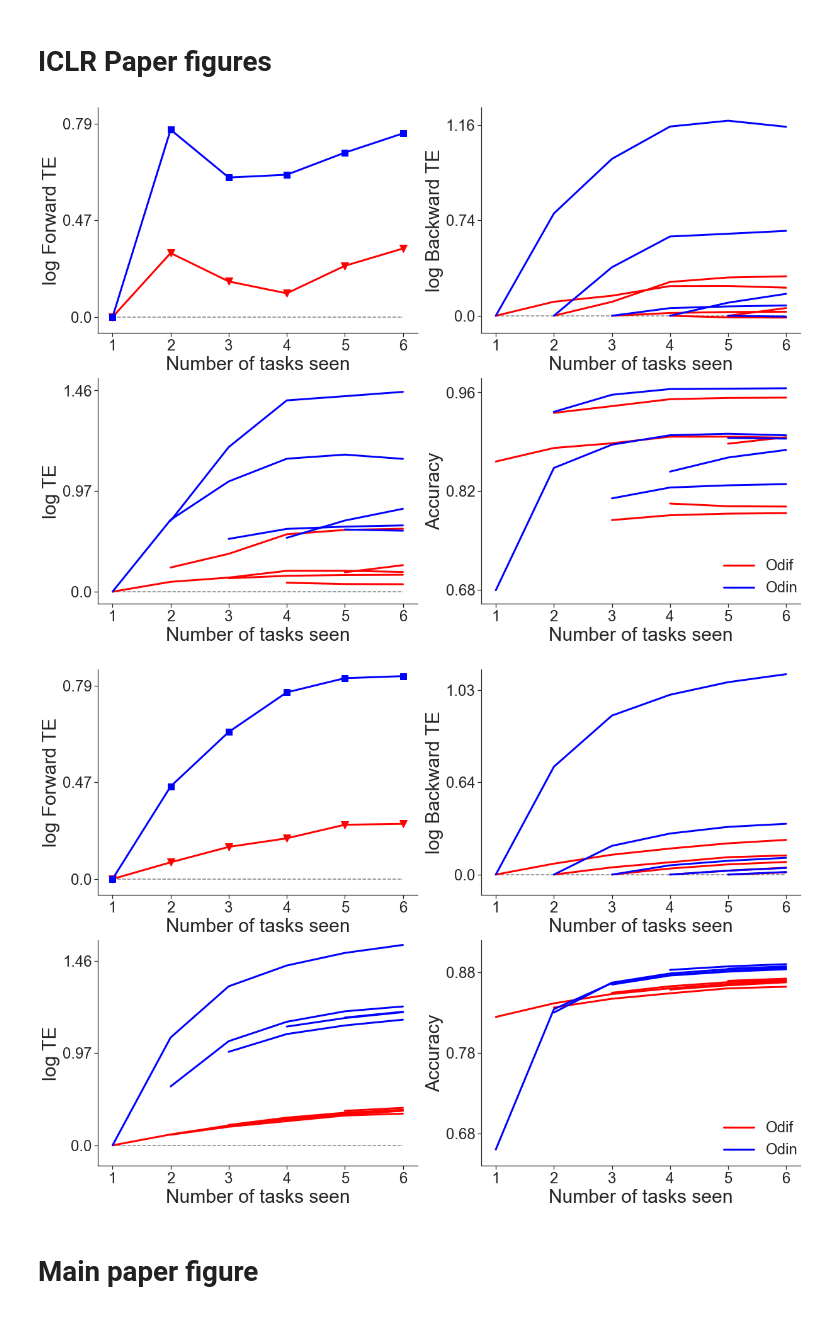
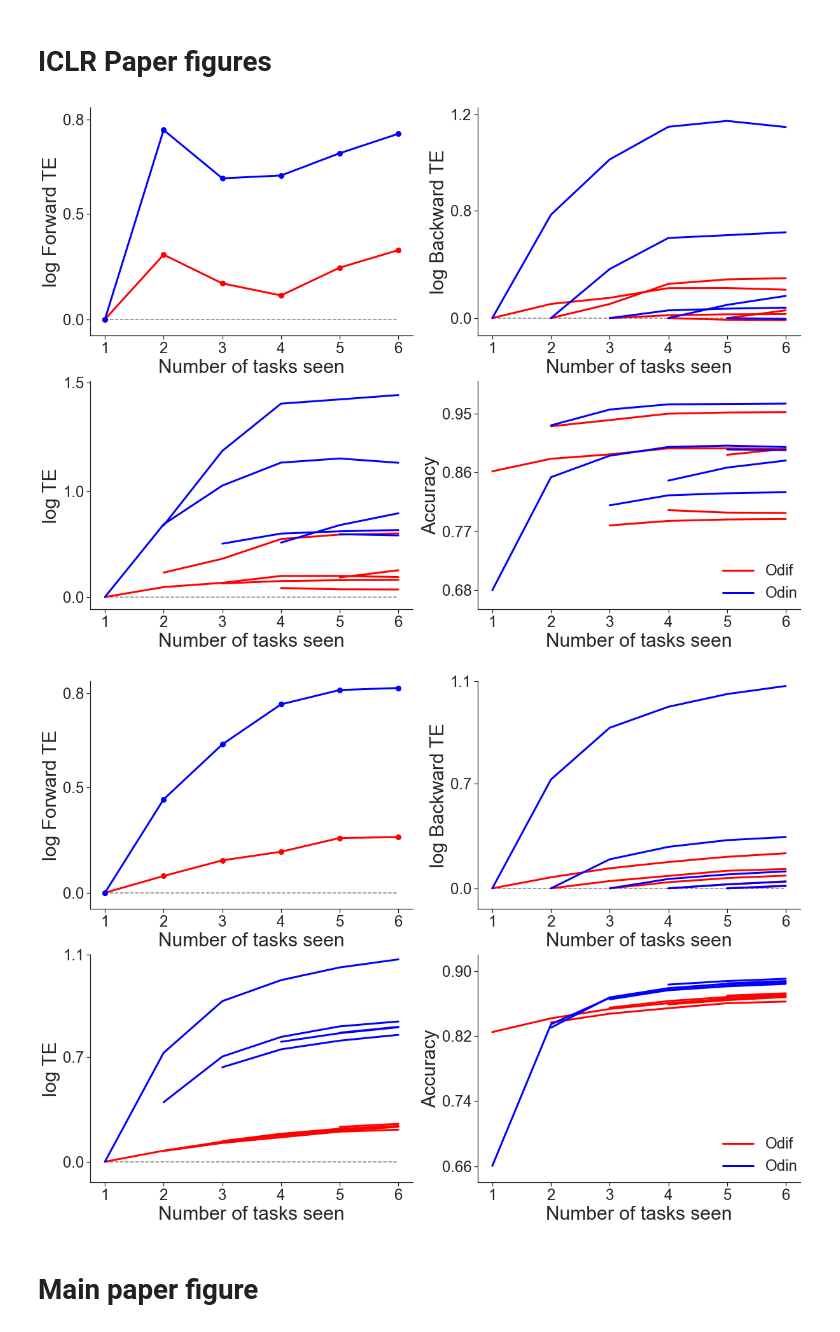
Before and after one commit to chenyugoal/ProgLearn, a Jupyter notebook: benchmarks/spoken_digit_exp/spoken_digit_exp.ipynb, the cells around one changed output. Drawn from its saved outputs; the diff is of its cells as text; code cells hidden in the pictures.

Commit message:
update figures

```diff
--- a/benchmarks/spoken_digit_exp/spoken_digit_exp.ipynb
+++ b/benchmarks/spoken_digit_exp/spoken_digit_exp.ipynb
@@ -174,25 +174,25 @@ sns.set(style='ticks')
 
 fontsize = 30
 ticksize = 24
-markersize = 12
+markersize = 16
 linewidth = 3
 
 #fig, ax = plt.subplots(2, 2, figsize=(16, 11.5))
 fig, ax = plt.subplots(2, 2, figsize=(20, 14.5))
 
 # FTE
-ax[0][0].plot(np.arange(1, num_tasks + 1), fte_uf, c='red', marker='v', markersize=markersize, linewidth=linewidth, label = 'L2F')
-ax[0][0].plot(np.arange(1, num_tasks + 1), fte_dnn, c='blue', marker='s', markersize=markersize*0.8, linewidth=linewidth, label = 'L2N')
+ax[0][0].plot(np.arange(1, num_tasks + 1), fte_uf, c='red', marker='.', markersize=markersize, linewidth=linewidth, label = 'Odif')
+ax[0][0].plot(np.arange(1, num_tasks + 1), fte_dnn, c='blue', marker='.', markersize=markersize, linewidth=linewidth, label = 'Odin')
 ax[0][0].hlines(1, 1, num_tasks, colors='grey', linestyles='dashed', linewidth=0.5*linewidth)
 ax[0][0].tick_params(labelsize=ticksize)
 ax[0][0].set_xlabel('Number of tasks seen', fontsize=fontsize)
 ax[0][0].set_ylabel('log Forward TE',fontsize=fontsize)
 #ax[0][0].yaxis.set_major_locator(MultipleLocator(0.4))
-ax[0][0].set_yticks([1, 1.6, 2.2])
+ax[0][0].set_yticks([1, 1.648, 2.225])
 ax[0][0].set_ylim(0.9, 2.3)
 
 log_lbl = np.round(
-    np.log([1, 1.6, 2.2]),
+    np.log([1, 1.648, 2.225]),
     2
 )
 labels = [item.get_text() for item in ax[0][0].get_yticklabels()]
@@ -222,11 +222,11 @@ ax[0][1].tick_params(labelsize=ticksize)
 ax[0][1].hlines(1, 1, num_tasks, colors='grey', linestyles='dashed', linewidth=0.5*linewidth)
 #ax[0][1].yaxis.set_major_locator(MultipleLocator(0.3))
 
-ax[0][1].set_yticks([1, 2.1, 3.2])
+ax[0][1].set_yticks([1, 2.225, 3.32])
 ax[0][1].set_ylim(0.8, 3.4)
 
 log_lbl = np.round(
-    np.log([1, 2.1, 3.2]),
+    np.log([1, 2.225, 3.32]),
     2
 )
 labels = [item.get_text() for item in ax[0][1].get_yticklabels()]
@@ -256,11 +256,11 @@ ax[1][0].tick_params(labelsize=ticksize)
 ax[1][0].hlines(1, 1, num_tasks, colors='grey', linestyles='dashed', linewidth=0.5*linewidth)
 ax[1][0].yaxis.set_major_locator(MultipleLocator(1))
 
-ax[1][0].set_yticks([1, 2.65,4.3])
+ax[1][0].set_yticks([1, 2.718,4.482])
 ax[1][0].set_ylim(0.8, 4.5)
 
 log_lbl = np.round(
-    np.log([1, 2.65,4.3]),
+    np.log([1, 2.718,4.482]),
     2
 )
 labels = [item.get_text() for item in ax[1][0].get_yticklabels()]
@@ -273,36 +273,36 @@ ax[1][0].set_yticklabels(labels)
 right_side = ax[1][0].spines["right"]
 right_side.set_visible(False)
 top_side = ax[1][0].spines["top"]
 top_side.set_visible(False)
 
 # Accuracy
 for i in range(num_tasks):
     et = 1 - np.asarray(acc_uf[i])
     ns = np.arange(i + 1, num_tasks + 1)
     if i == 0: ax[1][1].plot(ns, et, c='red', linewidth=linewidth, label = 'Odif')
     else: ax[1][1].plot(ns, et, c='red', linewidth=linewidth)
 for i in range(num_tasks):
     et = 1 - np.asarray(acc_dnn[i])
     ns = np.arange(i + 1, num_tasks + 1)
     if i==0: ax[1][1].plot(ns, et, c='blue', linewidth=linewidth, label = 'Odin')
     else: ax[1][1].plot(ns, et, c='blue',linewidth=linewidth)
 ax[1][1].set_xlabel('Number of tasks seen', fontsize=fontsize)
 ax[1][1].set_ylabel('Accuracy', fontsize=fontsize)
 ax[1][1].tick_params(labelsize=ticksize)
 ax[1][1].yaxis.set_major_locator(MultipleLocator(0.08))
-ax[1][1].set_yticks([0.68, 0.82, 0.96])
-ax[1][1].set_ylim(0.66, 0.98)
+ax[1][1].set_yticks([0.68, 0.77, 0.86, 0.95])
+ax[1][1].set_ylim(0.65, 1)
 
 right_side = ax[1][1].spines["right"]
 right_side.set_visible(False)
 top_side = ax[1][1].spines["top"]
 top_side.set_visible(False)
 
 ax[1][1].legend(loc=(0.74,0.01),fontsize = fontsize*0.8,edgecolor = "1")# legend
 
 plt.savefig('language_odif_odin.pdf')
 # %% [output]
-[figure, old version]
+[figure, new version]
 # %%
 acc_dnn, bte_dnn, fte_dnn, te_dnn = calculate_results(accuracy_all_dnn_shuffle)
 acc_uf, bte_uf, fte_uf, te_uf = calculate_results(accuracy_all_uf_shuffle)
@@ -317,25 +317,25 @@ sns.set(style='ticks')
 
 fontsize = 30
 ticksize = 24
-markersize = 12
+markersize = 16
 linewidth = 3
 
 #fig, ax = plt.subplots(2, 2, figsize=(16, 11.5))
 fig, ax = plt.subplots(2, 2, figsize=(20, 14.5))
 
 # FTE
-ax[0][0].plot(np.arange(1, num_tasks + 1), fte_uf, c='red', marker='v', markersize=markersize, linewidth=linewidth, label = 'Odif')
-ax[0][0].plot(np.arange(1, num_tasks + 1), fte_dnn, c='blue', marker='s', markersize=markersize*0.8, linewidth=linewidth, label = 'Odin')
+ax[0][0].plot(np.arange(1, num_tasks + 1), fte_uf, c='red', marker='.', markersize=markersize, linewidth=linewidth, label = 'Odif')
+ax[0][0].plot(np.arange(1, num_tasks + 1), fte_dnn, c='blue', marker='.', markersize=markersize, linewidth=linewidth, label = 'Odin')
 ax[0][0].hlines(1, 1, num_tasks, colors='grey', linestyles='dashed', linewidth=0.5*linewidth)
 ax[0][0].tick_params(labelsize=ticksize)
 ax[0][0].set_xlabel('Number of tasks seen', fontsize=fontsize)
 ax[0][0].set_ylabel('log Forward TE',fontsize=fontsize)
 #ax[0][0].yaxis.set_major_locator(MultipleLocator(0.4))
-ax[0][0].set_yticks([1, 1.6, 2.2])
+ax[0][0].set_yticks([1, 1.6487, 2.2255])
 ax[0][0].set_ylim(0.9, 2.3)
 
 log_lbl = np.round(
-    np.log([1, 1.6, 2.2]),
+    np.log([1, 1.6487, 2.2255]),
     2
 )
 labels = [item.get_text() for item in ax[0][0].get_yticklabels()]
@@ -365,11 +365,11 @@ ax[0][1].tick_params(labelsize=ticksize)
 ax[0][1].hlines(1, 1, num_tasks, colors='grey', linestyles='dashed', linewidth=0.5*linewidth)
 #ax[0][1].yaxis.set_major_locator(MultipleLocator(0.3))
 
-ax[0][1].set_yticks([1, 1.9, 2.8])
+ax[0][1].set_yticks([1, 2.0138, 3])
 ax[0][1].set_ylim(0.8, 3)
 
 log_lbl = np.round(
-    np.log([1, 1.9, 2.8]),
+    np.log([1, 2.0138, 3]),
     2
 )
 labels = [item.get_text() for item in ax[0][1].get_yticklabels()]
@@ -399,11 +399,11 @@ ax[1][0].tick_params(labelsize=ticksize)
 ax[1][0].hlines(1, 1, num_tasks, colors='grey', linestyles='dashed', linewidth=0.5*linewidth)
 ax[1][0].yaxis.set_major_locator(MultipleLocator(1))
 
-ax[1][0].set_yticks([1, 1.9, 2.8])
+ax[1][0].set_yticks([1, 2.0138, 3])
 ax[1][0].set_ylim(0.8, 3)
 
 log_lbl = np.round(
-    np.log([1, 2.65,4.3]),
+    np.log([1, 2.0138, 3]),
     2
 )
 labels = [item.get_text() for item in ax[1][0].get_yticklabels()]
@@ -433,7 +433,7 @@ ax[1][1].set_xlabel('Number of tasks seen', fontsize=fontsize)
 ax[1][1].set_ylabel('Accuracy', fontsize=fontsize)
 ax[1][1].tick_params(labelsize=ticksize)
 ax[1][1].yaxis.set_major_locator(MultipleLocator(0.08))
-ax[1][1].set_yticks([0.68, 0.78, 0.88])
+ax[1][1].set_yticks([0.66, 0.74, 0.82, 0.9])
 ax[1][1].set_ylim(0.64, 0.92)
 
 right_side = ax[1][1].spines["right"]
@@ -445,7 +445,7 @@ ax[1][1].legend(loc=(0.74,0.01),fontsize = fontsize*0.8,edgecolor = "1")# legend
 
 plt.savefig('language_odif_odin_shuffle.pdf')
 # %% [output]
-[figure, old version]
+[figure, new version]
 # %% [markdown]
 # Main paper figure
 # %%
```
Also changed, not shown: 2 other files.
